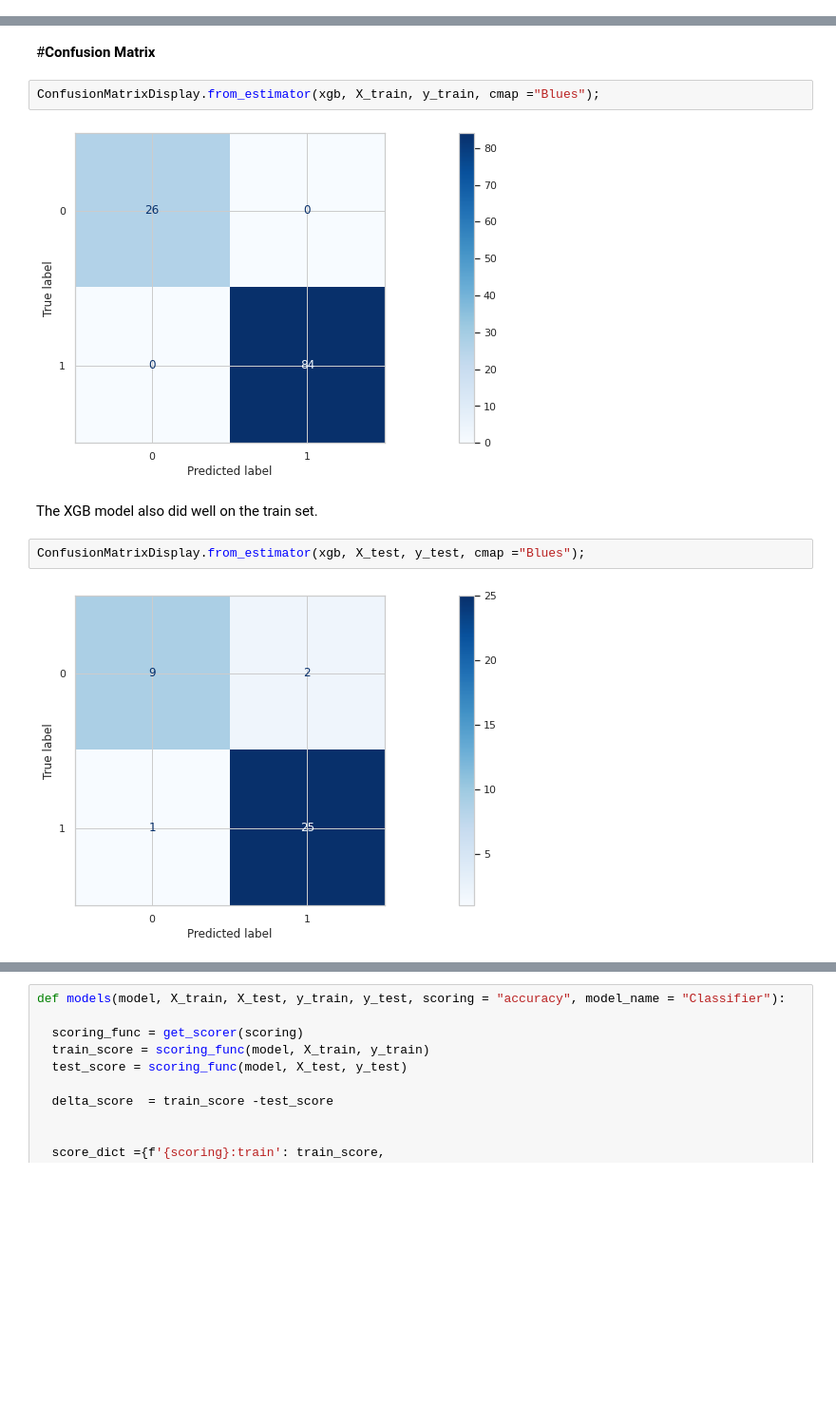
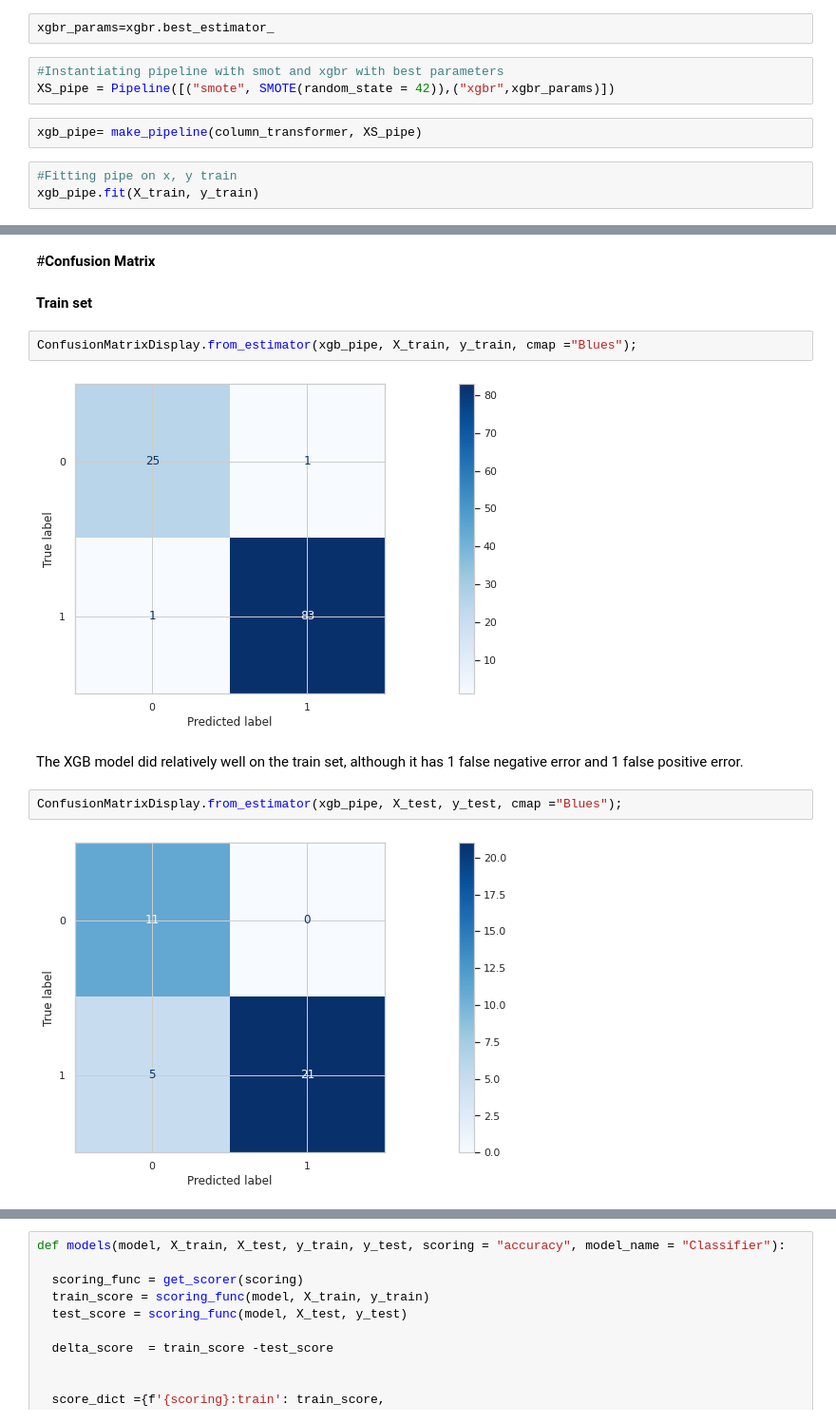
Before and after one commit to HalimaLadan/Prediction-of-Sales-in-Stores-, a Jupyter notebook: Machine_Learning__Prediction_of_Parkinson's_Disease.ipynb, the cells around one changed output, grey strips where cells are left out. Shown at 95% size. Saved outputs shown, nothing was run; the diff lists cells and outputs as text; blank space fills up the shorter version.

```diff
--- a/Machine_Learning__Prediction_of_Parkinson's_Disease.ipynb
+++ b/Machine_Learning__Prediction_of_Parkinson's_Disease.ipynb
@@ -661,0 +754,10 @@ XGBClassifier()
+# %%
+xgbr_params=xgbr.best_estimator_
+# %%
+#Instantiating pipeline with smot and xgbr with best parameters
+XS_pipe = Pipeline([("smote", SMOTE(random_state = 42)),("xgbr",xgbr_params)])
+# %%
+xgb_pipe= make_pipeline(column_transformer, XS_pipe)
+# %%
+#Fitting pipe on x, y train
+xgb_pipe.fit(X_train, y_train)
@@ -692,12 +807,14 @@ weighted avg       0.92      0.92      0.92        37
 # %% [markdown]
 #**Confusion Matrix**
+# %% [markdown]
+**Train set**
 # %%
-ConfusionMatrixDisplay.from_estimator(xgb, X_train, y_train, cmap ="Blues");
+ConfusionMatrixDisplay.from_estimator(xgb_pipe, X_train, y_train, cmap ="Blues");
 # %% [output]
-[figure, old version]
+[figure, new version]
 # %% [markdown]
-The XGB model also did well on the train set.
+The XGB model did relatively well on the train set, although it has 1 false negative error and 1 false positive error.
 # %%
-ConfusionMatrixDisplay.from_estimator(xgb, X_test, y_test, cmap ="Blues");
+ConfusionMatrixDisplay.from_estimator(xgb_pipe, X_test, y_test, cmap ="Blues");
 # %% [output]
-[figure, old version]
+[figure, new version]
```
Also changed, not shown: parts of 76 cells of this notebook.
